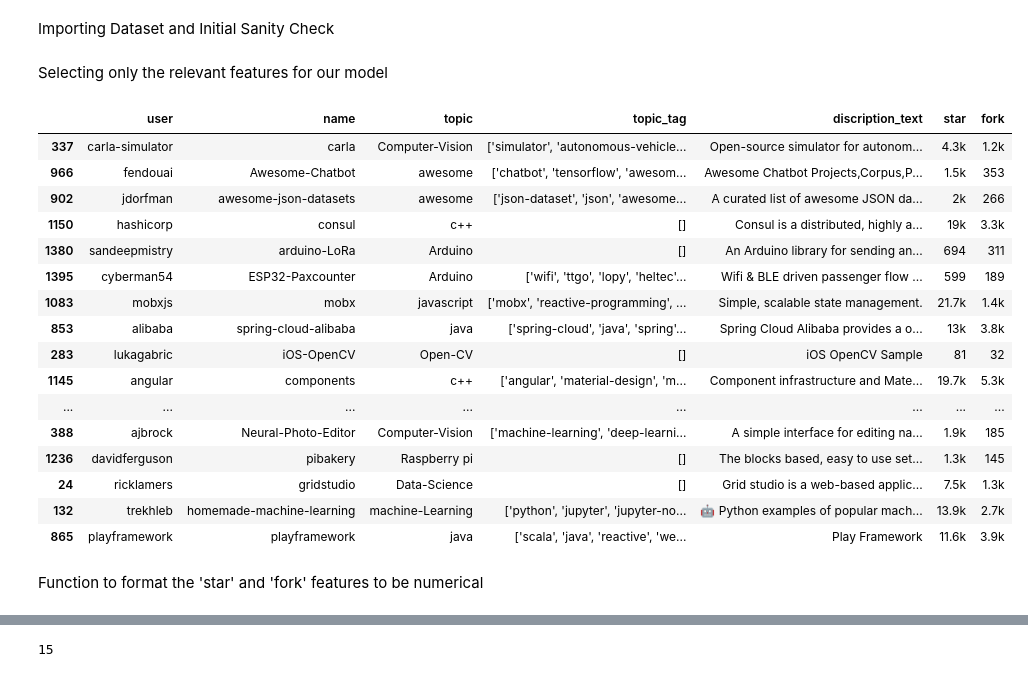
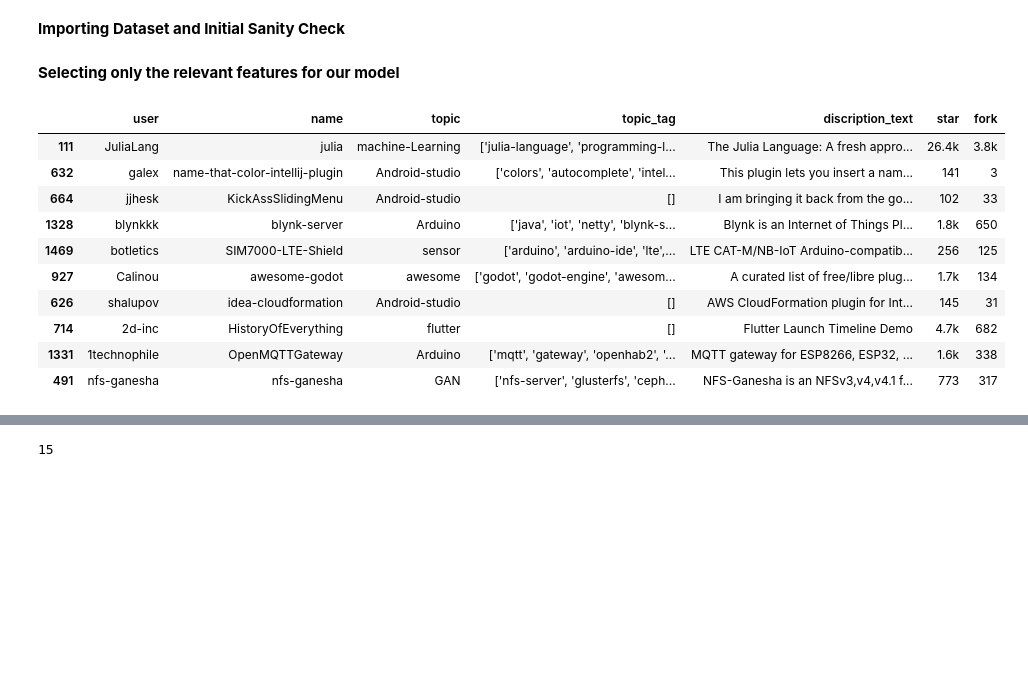
Before and after one commit to le-Affan/github-collaborator-recommendation-system, a Jupyter notebook: main.ipynb, the cells around one changed output, grey strips where cells are left out. Saved outputs shown, nothing was run; the diff lists cells and outputs as text; code cells hidden in the pictures; blank space fills up the shorter version.

```diff
--- a/main.ipynb
+++ b/main.ipynb
@@ -1,5 +1,5 @@
 # %% [markdown]
-Importing Dataset and Initial Sanity Check
+**Importing Dataset and Initial Sanity Check**
 # %%
 import pandas as pd
 
@@ -7,29 +7,21 @@ raw_df = pd.read_csv(r"C:\Users\Affan\Desktop\GitHub_Match_Maker\Github_data.csv
 # display(raw_df.head())
 # display(raw_df.info())
 # %% [markdown]
-Selecting only the relevant features for our model
+**Selecting only the relevant features for our model**
 # %%
 selected_columns = ['user','name','topic','topic_tag','discription_text','star','fork']
 new_df = raw_df[selected_columns].copy()
 # new_df.head()
-new_df.sample(n = 25)
+new_df.sample(n = 10)
 # %% [output]
 |  | user | name | topic | topic_tag | discription_text | star | fork |
-| 337 | carla-simulator | carla | Computer-Vision | ['simulator', 'autonomous-vehicle... | Open-source simulator for autonom... | 4.3k | 1.2k |
-| 966 | fendouai | Awesome-Chatbot | awesome | ['chatbot', 'tensorflow', 'awesom... | Awesome Chatbot Projects,Corpus,P... | 1.5k | 353 |
-| 902 | jdorfman | awesome-json-datasets | awesome | ['json-dataset', 'json', 'awesome... | A curated list of awesome JSON da... | 2k | 266 |
-| 1150 | hashicorp | consul | c++ | [] | Consul is a distributed, highly a... | 19k | 3.3k |
-| 1380 | sandeepmistry | arduino-LoRa | Arduino | [] | An Arduino library for sending an... | 694 | 311 |
-| 1395 | cyberman54 | ESP32-Paxcounter | Arduino | ['wifi', 'ttgo', 'lopy', 'heltec'... | Wifi & BLE driven passenger flow ... | 599 | 189 |
-| 1083 | mobxjs | mobx | javascript | ['mobx', 'reactive-programming', ... | Simple, scalable state management. | 21.7k | 1.4k |
-| 853 | alibaba | spring-cloud-alibaba | java | ['spring-cloud', 'java', 'spring'... | Spring Cloud Alibaba provides a o... | 13k | 3.8k |
-| 283 | lukagabric | iOS-OpenCV | Open-CV | [] | iOS OpenCV Sample | 81 | 32 |
-| 1145 | angular | components | c++ | ['angular', 'material-design', 'm... | Component infrastructure and Mate... | 19.7k | 5.3k |
-| ... | ... | ... | ... | ... | ... | ... | ... |
-| 388 | ajbrock | Neural-Photo-Editor | Computer-Vision | ['machine-learning', 'deep-learni... | A simple interface for editing na... | 1.9k | 185 |
-| 1236 | davidferguson | pibakery | Raspberry pi | [] | The blocks based, easy to use set... | 1.3k | 145 |
-| 24 | ricklamers | gridstudio | Data-Science | [] | Grid studio is a web-based applic... | 7.5k | 1.3k |
-| 132 | trekhleb | homemade-machine-learning | machine-Learning | ['python', 'jupyter', 'jupyter-no... | 🤖 Python examples of popular mach... | 13.9k | 2.7k |
-| 865 | playframework | playframework | java | ['scala', 'java', 'reactive', 'we... | Play Framework | 11.6k | 3.9k |
+| 111 | JuliaLang | julia | machine-Learning | ['julia-language', 'programming-l... | The Julia Language: A fresh appro... | 26.4k | 3.8k |
+| 632 | galex | name-that-color-intellij-plugin | Android-studio | ['colors', 'autocomplete', 'intel... | This plugin lets you insert a nam... | 141 | 3 |
+| 664 | jjhesk | KickAssSlidingMenu | Android-studio | [] | I am bringing it back from the go... | 102 | 33 |
+| 1328 | blynkkk | blynk-server | Arduino | ['java', 'iot', 'netty', 'blynk-s... | Blynk is an Internet of Things Pl... | 1.8k | 650 |
+| 1469 | botletics | SIM7000-LTE-Shield | sensor | ['arduino', 'arduino-ide', 'lte',... | LTE CAT-M/NB-IoT Arduino-compatib... | 256 | 125 |
+| 927 | Calinou | awesome-godot | awesome | ['godot', 'godot-engine', 'awesom... | A curated list of free/libre plug... | 1.7k | 134 |
+| 626 | shalupov | idea-cloudformation | Android-studio | [] | AWS CloudFormation plugin for Int... | 145 | 31 |
+| 714 | 2d-inc | HistoryOfEverything | flutter | [] | Flutter Launch Timeline Demo | 4.7k | 682 |
+| 1331 | 1technophile | OpenMQTTGateway | Arduino | ['mqtt', 'gateway', 'openhab2', '... | MQTT gateway for ESP8266, ESP32, ... | 1.6k | 338 |
+| 491 | nfs-ganesha | nfs-ganesha | GAN | ['nfs-server', 'glusterfs', 'ceph... | NFS-Ganesha is an NFSv3,v4,v4.1 f... | 773 | 317 |
-# %% [markdown]
-Function to format the 'star' and 'fork' features to be numerical
```
Also changed, not shown: parts of 13 cells of this notebook.
